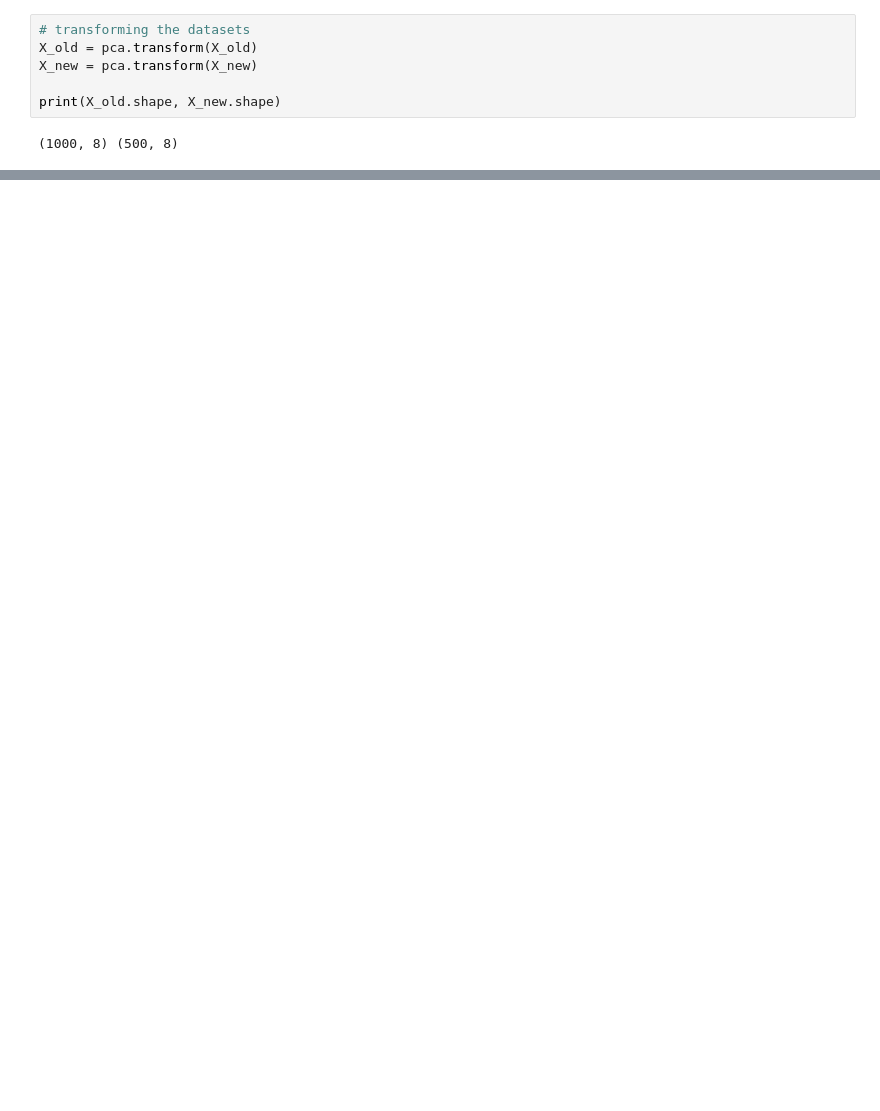
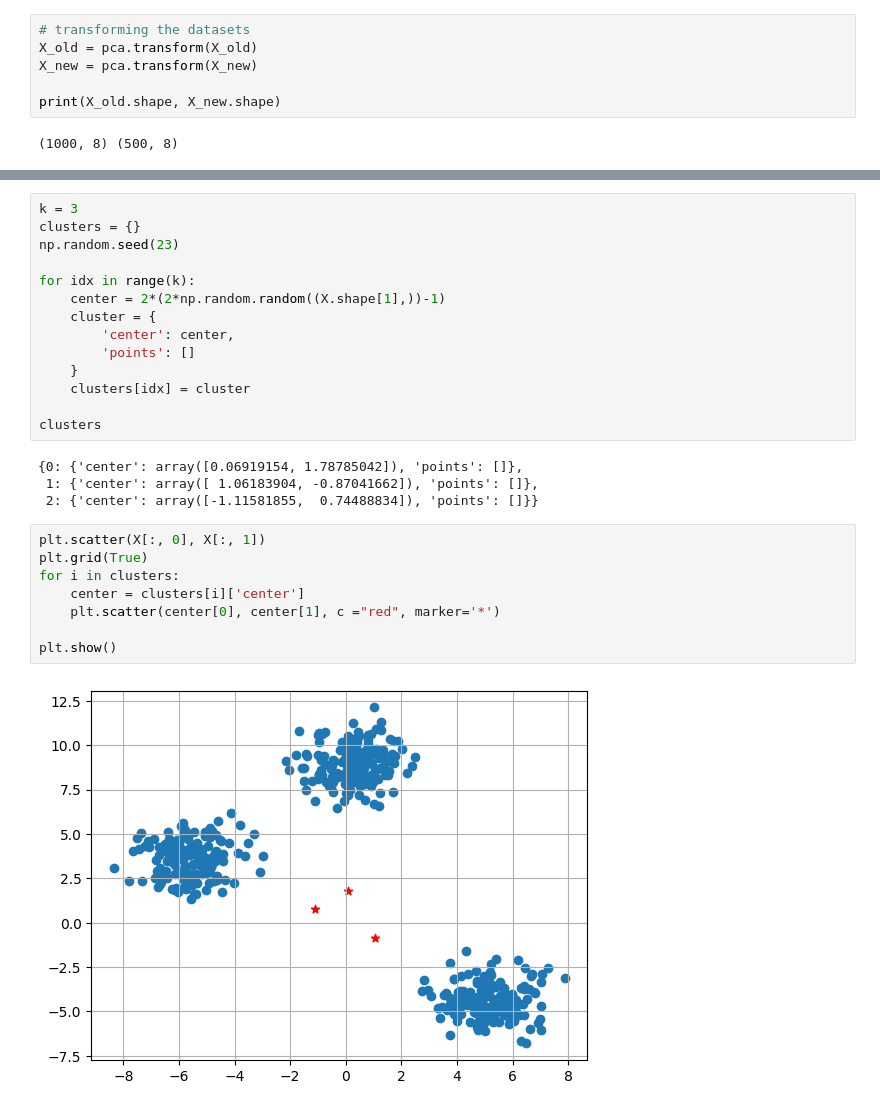
Before and after one commit to Aayush0966/machine-learning, a Jupyter notebook: LinearModels.ipynb, the cells around one changed output, grey strips where cells are left out. Cells and saved outputs as stored; diff of their text form; blank space fills up the shorter version.

```diff
--- a/LinearModels.ipynb
+++ b/LinearModels.ipynb
@@ -751,0 +765,28 @@ print(X_old.shape, X_new.shape)
+# %%
+k = 3
+clusters = {}
+np.random.seed(23)
+
+for idx in range(k):
+    center = 2*(2*np.random.random((X.shape[1],))-1)
+    cluster = {
+        'center': center,
+        'points': []
+    }
+    clusters[idx] = cluster
+
+clusters
+# %% [output]
+{0: {'center': array([0.06919154, 1.78785042]), 'points': []},
+ 1: {'center': array([ 1.06183904, -0.87041662]), 'points': []},
+ 2: {'center': array([-1.11581855,  0.74488834]), 'points': []}}
+# %%
+plt.scatter(X[:, 0], X[:, 1])
+plt.grid(True)
+for i in clusters:
+    center = clusters[i]['center']
+    plt.scatter(center[0], center[1], c ="red", marker='*')
+
+plt.show()
+# %% [output]
+[figure, added]
```
Also changed, not shown: parts of 7 cells of this notebook.
